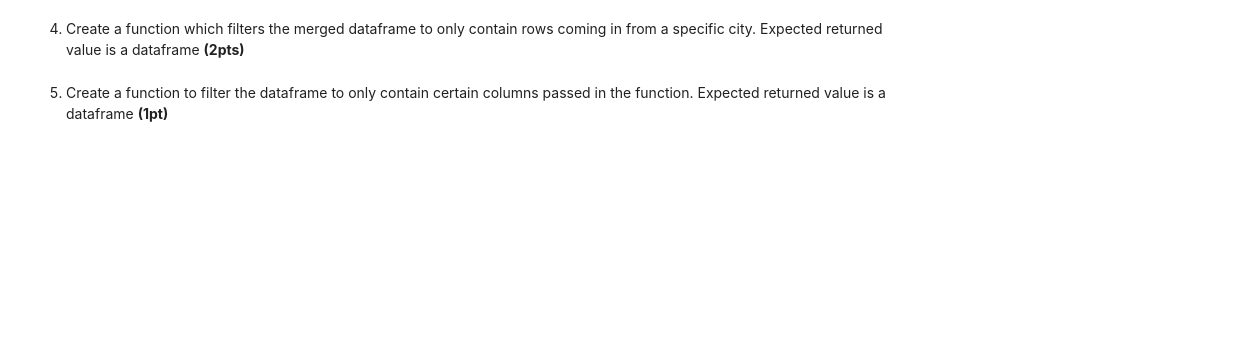
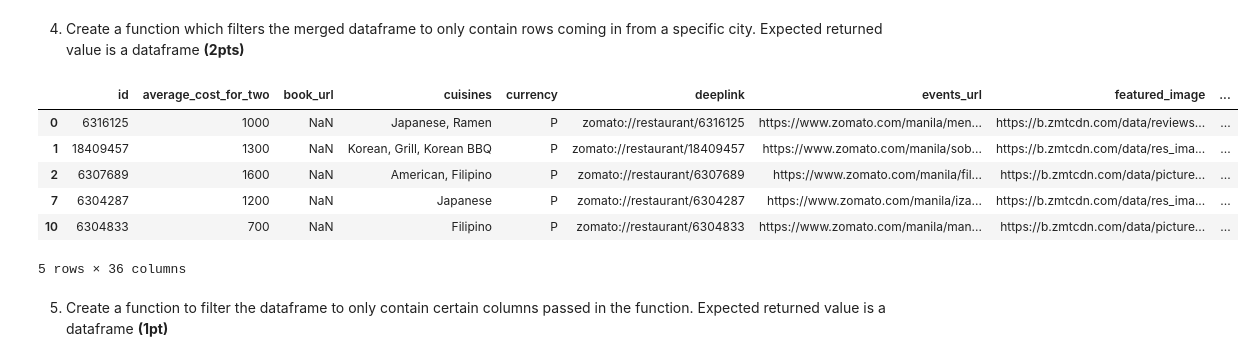
Before and after one commit to DennisAlwyn/DATA100_Graded_Notebook_3-Zomato_Exercise, a Jupyter notebook: graded3_pandas_student.ipynb, the cells around one changed output. Saved outputs shown, nothing was run; the diff lists cells and outputs as text; code cells hidden in the pictures; blank space fills up the shorter version.

```diff
--- a/graded3_pandas_student.ipynb
+++ b/graded3_pandas_student.ipynb
@@ -63,7 +121,19 @@ assert True == ('rating_numeric' in merged_df.columns)
 4. Create a function which filters the merged dataframe to only contain rows coming in from a specific city. Expected returned value is a dataframe **(2pts)**
 # %%
 def exercise_4(merged_df, city):
-    raise NotImplementedError
+    # Return rows where city is equal to the input city
+    return merged_df[merged_df["city"] == city]
+
+# Test and display
+exercise_4(merged_df, "Makati City").head(5)
+# %% [output]
+|  | id | average_cost_for_two | book_url | cuisines | currency | deeplink | events_url | featured_image | ... |
+| 0 | 6316125 | 1000 | NaN | Japanese, Ramen | P | zomato://restaurant/6316125 | https://www.zomato.com/manila/men... | https://b.zmtcdn.com/data/reviews... | ... |
+| 1 | 18409457 | 1300 | NaN | Korean, Grill, Korean BBQ | P | zomato://restaurant/18409457 | https://www.zomato.com/manila/sob... | https://b.zmtcdn.com/data/res_ima... | ... |
+| 2 | 6307689 | 1600 | NaN | American, Filipino | P | zomato://restaurant/6307689 | https://www.zomato.com/manila/fil... | https://b.zmtcdn.com/data/picture... | ... |
+| 7 | 6304287 | 1200 | NaN | Japanese | P | zomato://restaurant/6304287 | https://www.zomato.com/manila/iza... | https://b.zmtcdn.com/data/res_ima... | ... |
+| 10 | 6304833 | 700 | NaN | Filipino | P | zomato://restaurant/6304833 | https://www.zomato.com/manila/man... | https://b.zmtcdn.com/data/picture... | ... |
+5 rows × 36 columns
 # %%
 
 assert 'Makati City' == exercise_4(merged_df, 'Makati City').city.unique()[0]
```
Also changed, not shown: parts of 10 cells of this notebook, 1 other file.
